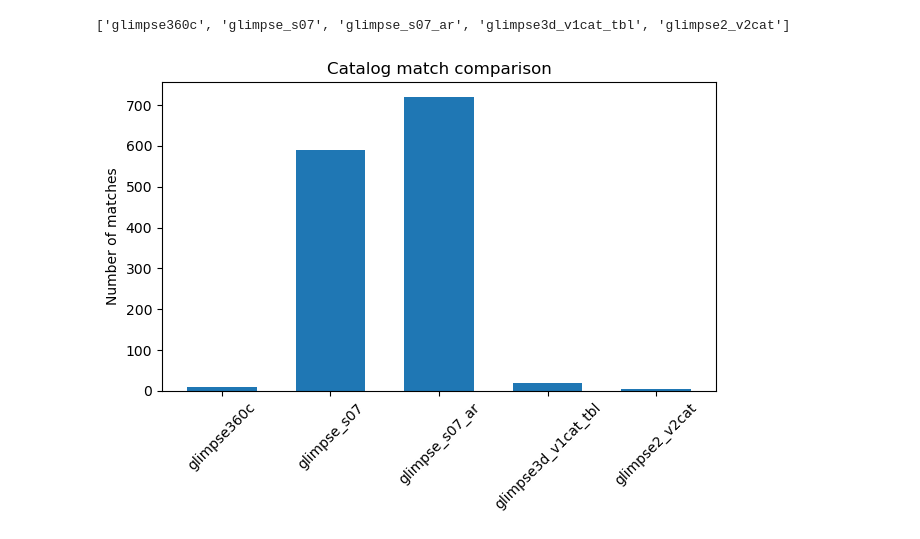
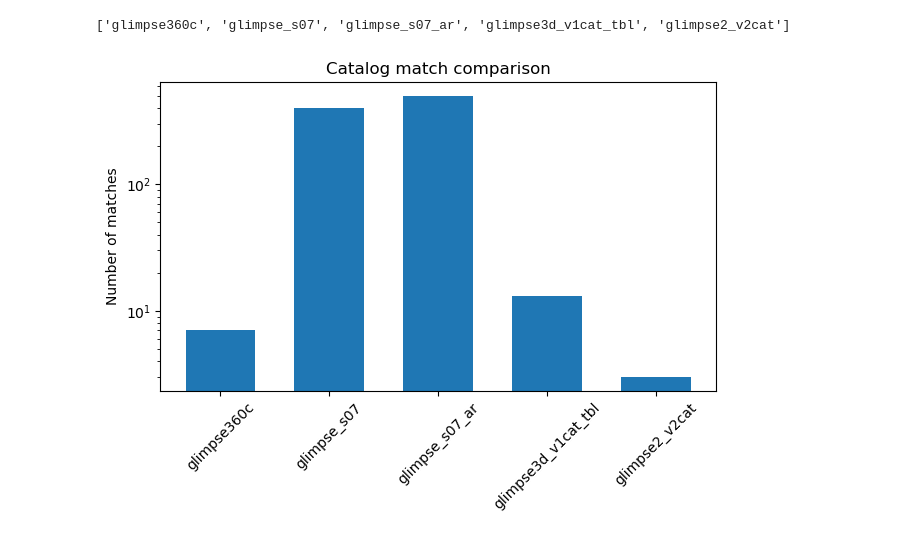
Before and after one commit to Ajuradoi1/ALMAGAL_IR, a Jupyter notebook: src/catalog_comparison.ipynb, the cells around one changed output. Drawn from its saved outputs; the diff is of its cells as text; code cells hidden in the pictures.

```diff
--- a/src/catalog_comparison.ipynb
+++ b/src/catalog_comparison.ipynb
@@ -20,13 +20,18 @@ for cat in catalog:
 # %%
 x = np.linspace(0,len(data),len(data))
 
 _, ax = plt.subplots()
 
 ax.bar(x,data)
+for bar in len(data):
+    ax.text
+
+
 ax.set_xticks(x,labels=catalog,rotation=45,ha='center',fontsize='10')
 ax.set_title('Catalog match comparison')
 ax.set_ylabel('Number of matches')
+ax.set_yscale('log')
 plt.tight_layout()
-plt.savefig('../output/figures/catalog_comparison.svg',format='svg')
+plt.savefig('../output/figures/catalog_comparison.pdf',format='pdf')
 # %% [output]
-[figure, old version]
+[figure, new version]
```
Also changed, not shown: parts of 1 cell of this notebook, 3 other files.
